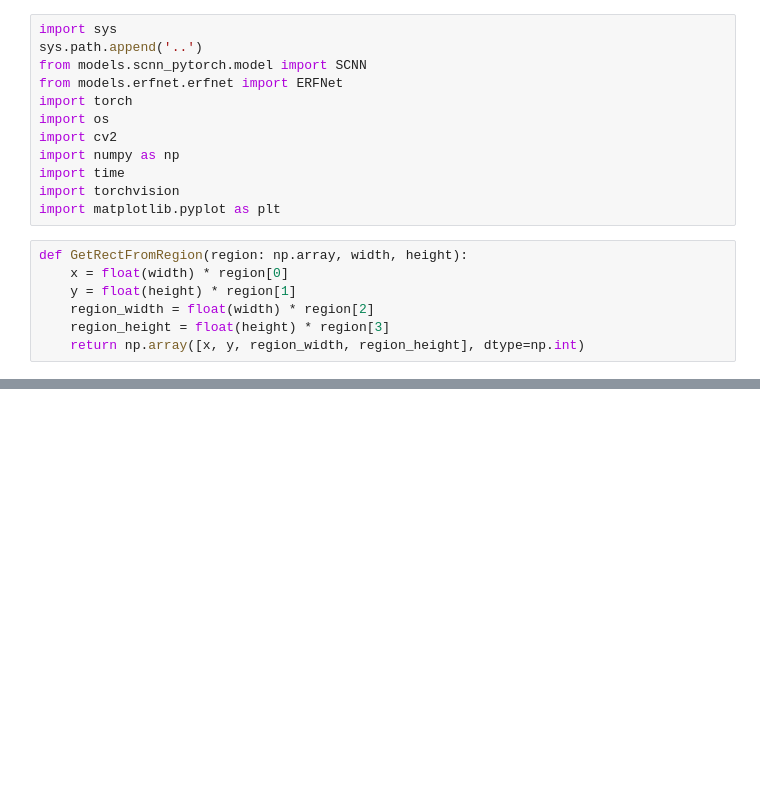
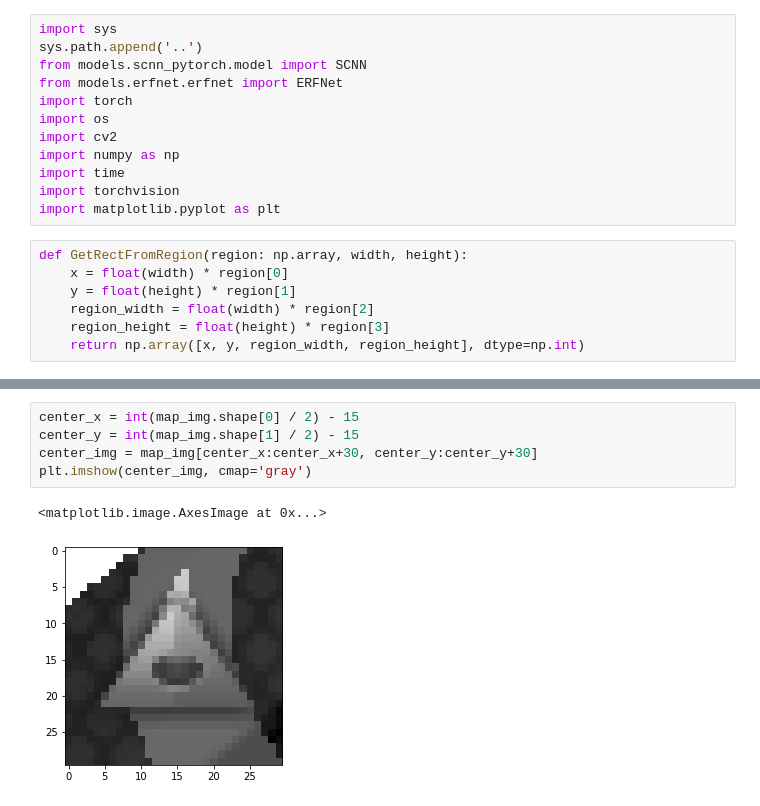
Before and after one commit to evopen/auto-ets2, a Jupyter notebook: scripts/crop_map.ipynb, the cells around one changed output, grey strips where cells are left out. Saved outputs shown, nothing was run; the diff lists cells and outputs as text; blank space fills up the shorter version.

```diff
--- a/scripts/crop_map.ipynb
+++ b/scripts/crop_map.ipynb
@@ -30,0 +31,8 @@ plt.imshow(map_img)
+# %%
+center_x = int(map_img.shape[0] / 2) - 15
+center_y = int(map_img.shape[1] / 2) - 15
+center_img = map_img[center_x:center_x+30, center_y:center_y+30]
+plt.imshow(center_img, cmap='gray')
+# %% [output]
+<matplotlib.image.AxesImage at 0x...>
+[figure, added]
```
Also changed, not shown: parts of 5 cells of this notebook, 9 other files.
